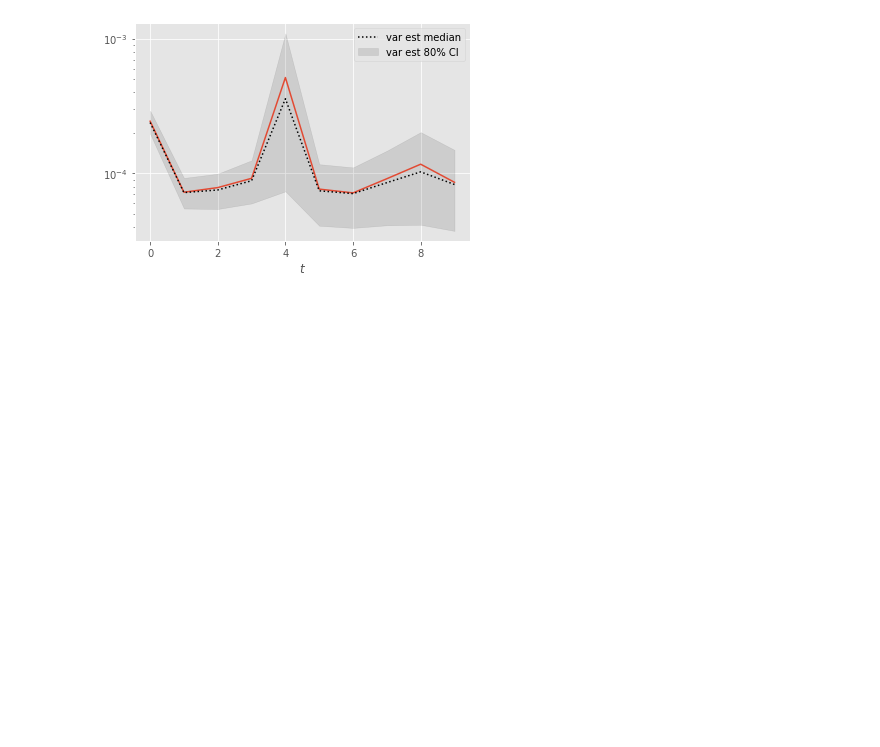
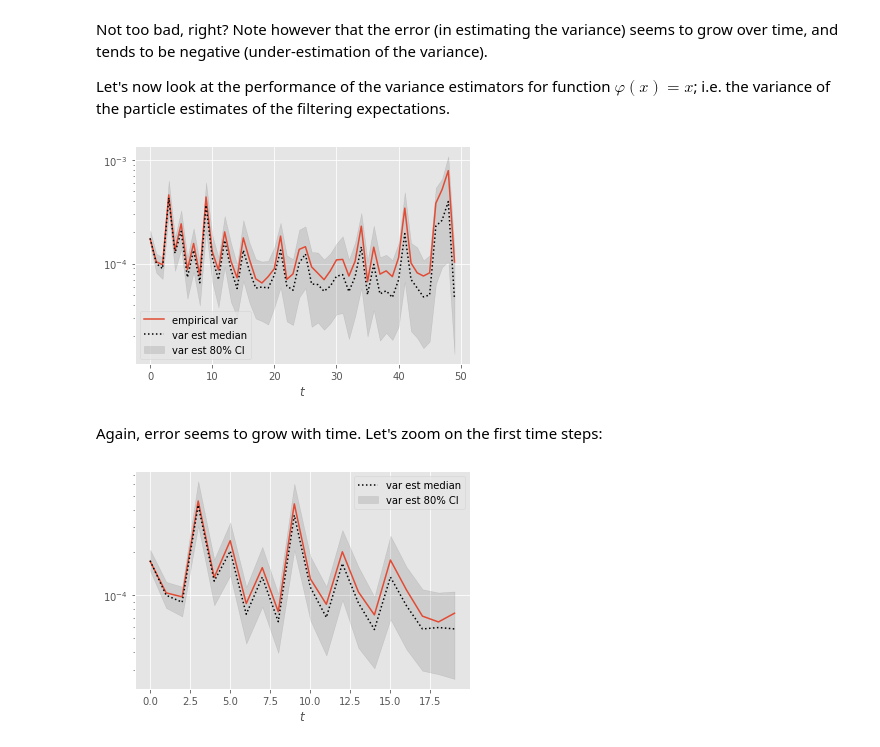
Before and after one commit to nchopin/particles, a Jupyter notebook: docs/source/notebooks/variance_estimation.ipynb, the cells around one changed output. Cells and saved outputs as stored; diff of their text form; code cells hidden in the pictures; blank space fills up the shorter version.

```diff
--- a/docs/source/notebooks/variance_estimation.ipynb
+++ b/docs/source/notebooks/variance_estimation.ipynb
@@ -96,5 +123,22 @@ plt.yscale('log')
+# %% [markdown]
+Not too bad, right? Note however that the error (in estimating the variance) seems to grow over time, and tends to be negative (under-estimation of the variance).
+
+Let's now look at the performance of the variance estimators for function $\varphi(x)=x$; i.e. the variance of the particle estimates of the filtering expectations.
+# %%
+plt.figure()
+ests =  np.array([[r['output'].summaries.moments[t]['mean'] for r in runs] for t in range(T)]).T
+plt.plot(np.var(ests, axis=0), label='empirical var')
+var_ests = np.array([r['output'].summaries.var for r in runs])
+plot_ci(np.arange(T), var_ests)
+plt.legend()
+plt.xlabel(r'$t$')
+plt.yscale('log')
+# %% [output]
+[figure, added]
+# %% [markdown]
+Again, error seems to grow with time. Let's zoom on the first time steps:
 # %%
-t0 = 10
+t0 = 20
 plt.figure()
 plt.plot(np.var(ests[:, :t0], axis=0))
 plot_ci(np.arange(t0), var_ests[:, :t0])
@@ -102,4 +146,4 @@ plt.legend()
 plt.xlabel(r'$t$')
 plt.yscale('log')
 # %% [output]
-[figure, old version]
+[figure, new version]
```
Also changed, not shown: parts of 22 cells of this notebook, 5 other files.
